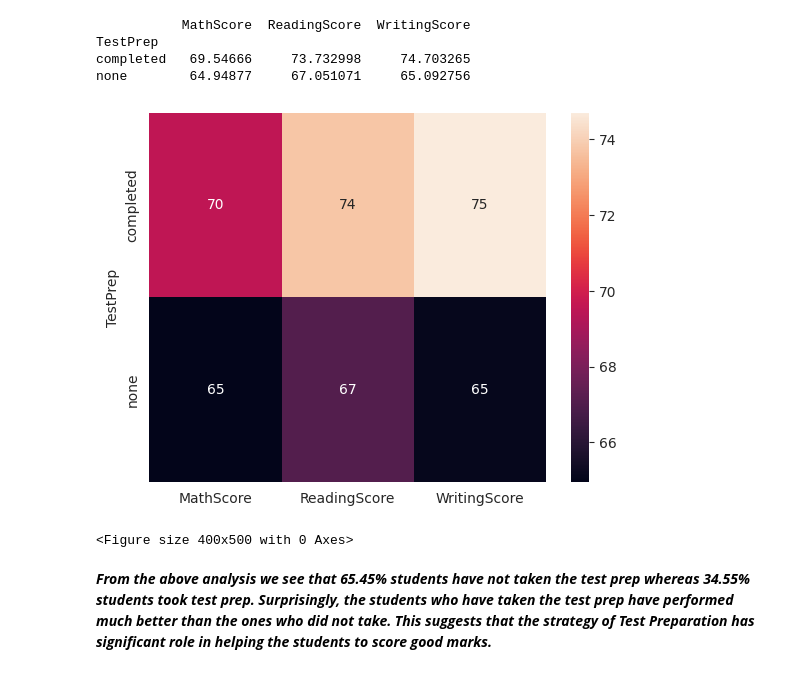
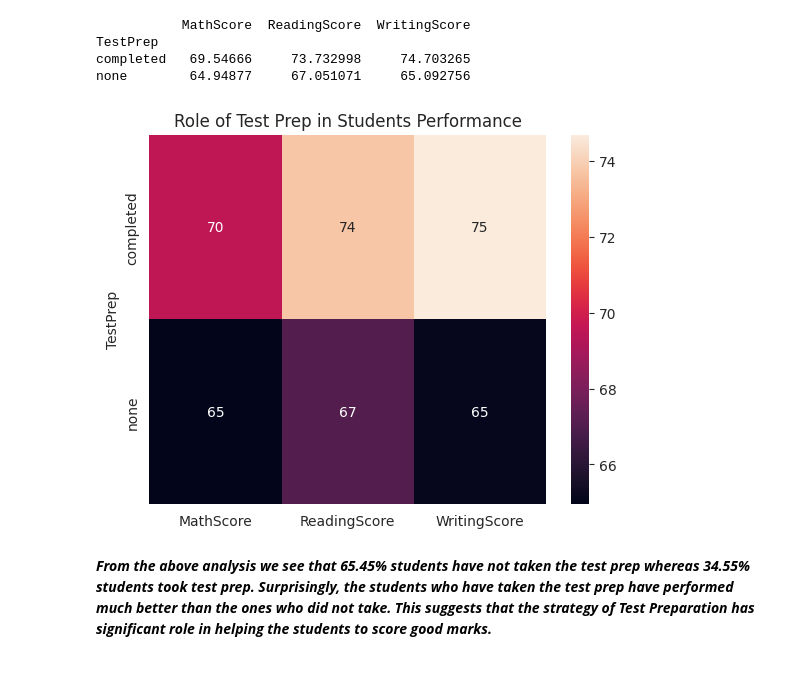
Before and after one commit to HafshaWahab/Students-Test-Scores-Analysis, a Jupyter notebook: students-test-scores-analysis.ipynb, the cells around one changed output. Cells and saved outputs as stored; diff of their text form; code cells hidden in the pictures.

Commit message:
Kaggle Notebook | Students Test Scores Analysis | Version 9

```diff
--- a/students-test-scores-analysis.ipynb
+++ b/students-test-scores-analysis.ipynb
@@ -332,11 +332,11 @@ completed   69.54666     73.732998     74.703265
 none        64.94877     67.051071     65.092756
 # %%
 sns.heatmap(test, annot = True)
-plt.figure(figsize=(4,5))
+#plt.figure(figsize=(3,3))
+plt.title('Role of Test Prep in Students Performance')
 plt.show()
 # %% [output]
-[figure, old version]
+[figure, new version]
-<Figure size 400x500 with 0 Axes>
 # %% [markdown]
 ***From the above analysis we see that 65.45% students have not taken the test prep whereas 34.55% students took test prep. Surprisingly, the students who have taken the test prep have performed much better than the ones who did not take. This suggests that the strategy of Test Preparation has significant role in helping the students to score good marks.***
 # %% [markdown]
```
Also changed, not shown: parts of 6 cells of this notebook.
